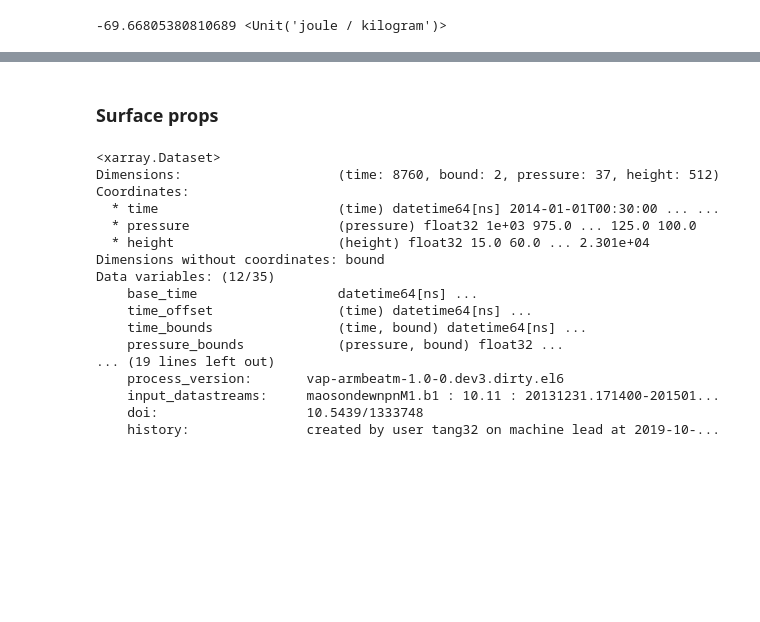
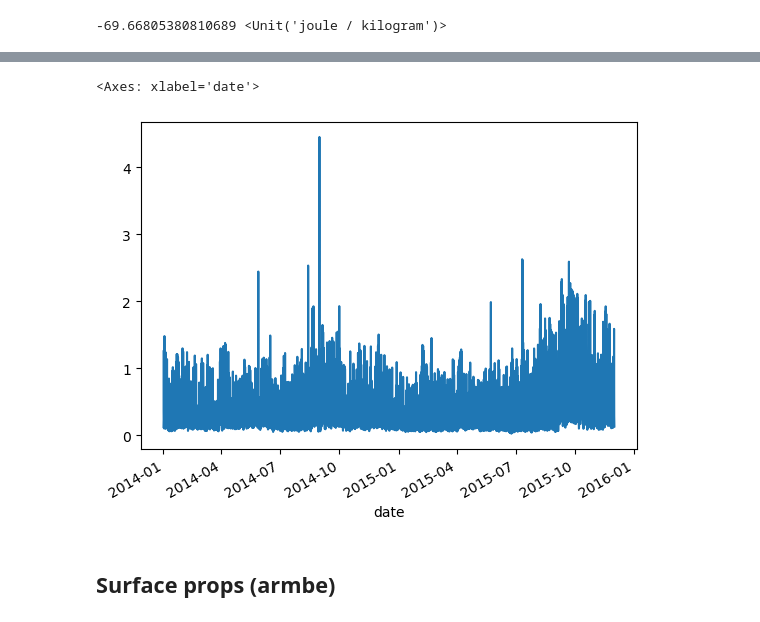
Before and after one commit to cclopes/amazon-storms-aerosols, a Jupyter notebook: met_aerosol_processing/read_process_meteo.ipynb, the cells around one changed output, grey strips where cells are left out. Saved outputs shown, nothing was run; the diff lists cells and outputs as text; code cells hidden in the pictures; blank space fills up the shorter version.

Commit message:
Adding aerosol, clustering processing

```diff
--- a/met_aerosol_processing/read_process_meteo.ipynb
+++ b/met_aerosol_processing/read_process_meteo.ipynb
@@ -28,0 +66,5 @@ cin
+# %%
+# BL humidity (%)
+bl_rh = sonde.where(pres>=950*units.hPa).mean("time").rh.values.item()
+# Low vertical wind shear (m/s)
+low_vws = (sonde.where((pres<=987*units.hPa) & (pres>=887*units.hPa)).mean("time") - sonde.where((pres<=787*units.hPa) & (pres>=687*units.hPa)).mean("time")).wspd.values.item()
@@ -28,0 +73,38 @@ cin
+# %%
+def fill_meteo_df(sonde):
+    # Timestamp
+    date = sonde.time[0].values
+
+    # CAPE, CIN
+    pres = sonde.pres.values * units.hPa
+    temp = sonde.tdry.values * units.degC
+    tempd = sonde.dp.values * units.degC
+    prof = parcel_profile(pres, temp[0], tempd[0]).to("degC")
+    cape, cin = cape_cin(pres, temp, tempd, prof)
+
+    # WCD
+    lcl_p, lcl_t = lcl(pres[0], temp[0], tempd[0])
+    lcl_h = pressure_to_height_std(lcl_p)
+    zerodeg_p = sonde.swap_dims({'time': 'tdry'}).sortby('tdry').drop_duplicates('tdry').sel(tdry=0., method='nearest').pres.values * units.hPa
+    zerodeg_h = pressure_to_height_std(zerodeg_p)
+    if zerodeg_h > lcl_h:
+        # wcd = zerodeg_h - lcl_h
+        wcd = lcl_h
+    else:
+        # wcd = 0. * units.km
+        wcd = lcl_h
+
+    # BL rh, low VWS
+    bl_rh = sonde.where(pres>=950*units.hPa).mean("time").rh.values.item()
+    low_vws = (sonde.where((pres<=987*units.hPa) & (pres>=887*units.hPa)).mean("time") - sonde.where((pres<=787*units.hPa) & (pres>=687*units.hPa)).mean("time")).wspd.values.item()
+
+    # Filling df
+    return {"date": date, "cape_j_kg": cape.magnitude, "cin_j_kg": cin.magnitude, "blrh_pc": bl_rh, "lvws_m_s": low_vws, "wcd": wcd.magnitude}
+
+data_files = glob("/data2/camilacl/git/amazon-storms-aerosols/data/meteo/sondewnpn/maosondewnpnM1.b1.*.cdf")
+vars = ["pres", "alt", "tdry", "dp", "rh", "wspd"]
+meteo_df = []
+
+for file in data_files:
+    sonde = xr.open_dataset(file).get(vars)
+    meteo_df.append(fill_meteo_df(sonde))
@@ -28,0 +127,5 @@ cin
+# %%
+pd.DataFrame(meteo_df).set_index('date').wcd.plot()
+# %% [output]
+<Axes: xlabel='date'>
+[figure, added]
@@ -29,2 +134,2 @@ cin
 # %% [markdown]
-### Surface props
+## Surface props (armbe)
@@ -31,20 +140,2 @@ cin
 # %%
-xr.open_dataset(data_path + "armbeatm/maoarmbeatmM1.c1.20140101.003000.custom.nc")
+xr.open_dataset(data_path + "armbeatm/maoarmbeatmM1.c1.20150101.003000.custom.nc").relative_humidity_sfc.dropna("time")
-# %% [output]
-<xarray.Dataset>
-Dimensions:                    (time: 8760, bound: 2, pressure: 37, height: 512)
-Coordinates:
-  * time                       (time) datetime64[ns] 2014-01-01T00:30:00 ... ...
-  * pressure                   (pressure) float32 1e+03 975.0 ... 125.0 100.0
-  * height                     (height) float32 15.0 60.0 ... 2.301e+04
-Dimensions without coordinates: bound
-Data variables: (12/35)
-    base_time                  datetime64[ns] ...
-    time_offset                (time) datetime64[ns] ...
-    time_bounds                (time, bound) datetime64[ns] ...
-    pressure_bounds            (pressure, bound) float32 ...
-... (19 lines left out)
-    process_version:       vap-armbeatm-1.0-0.dev3.dirty.el6
-    input_datastreams:     maosondewnpnM1.b1 : 10.11 : 20131231.171400-201501...
-    doi:                   10.5439/1333748
-    history:               created by user tang32 on machine lead at 2019-10-...
```
Also changed, not shown: parts of 13 cells of this notebook, 6 other files.
